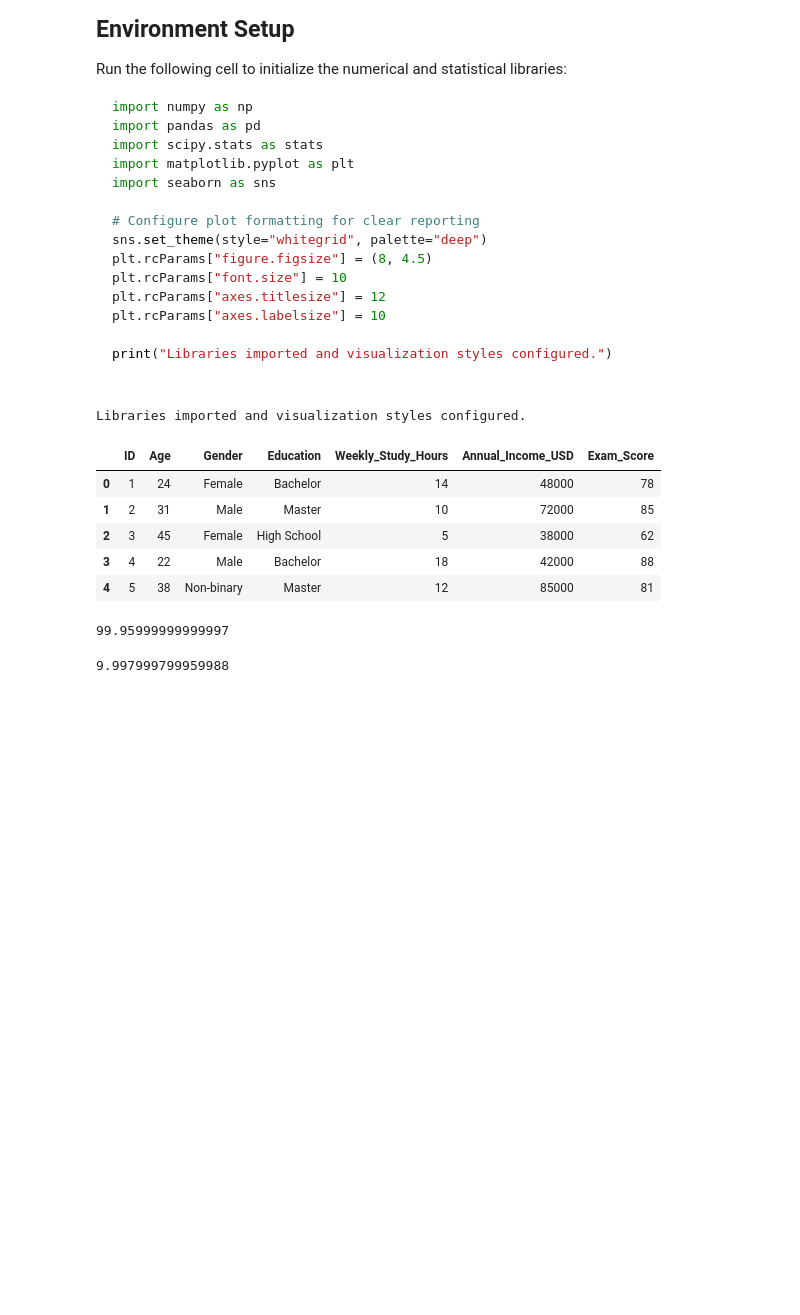
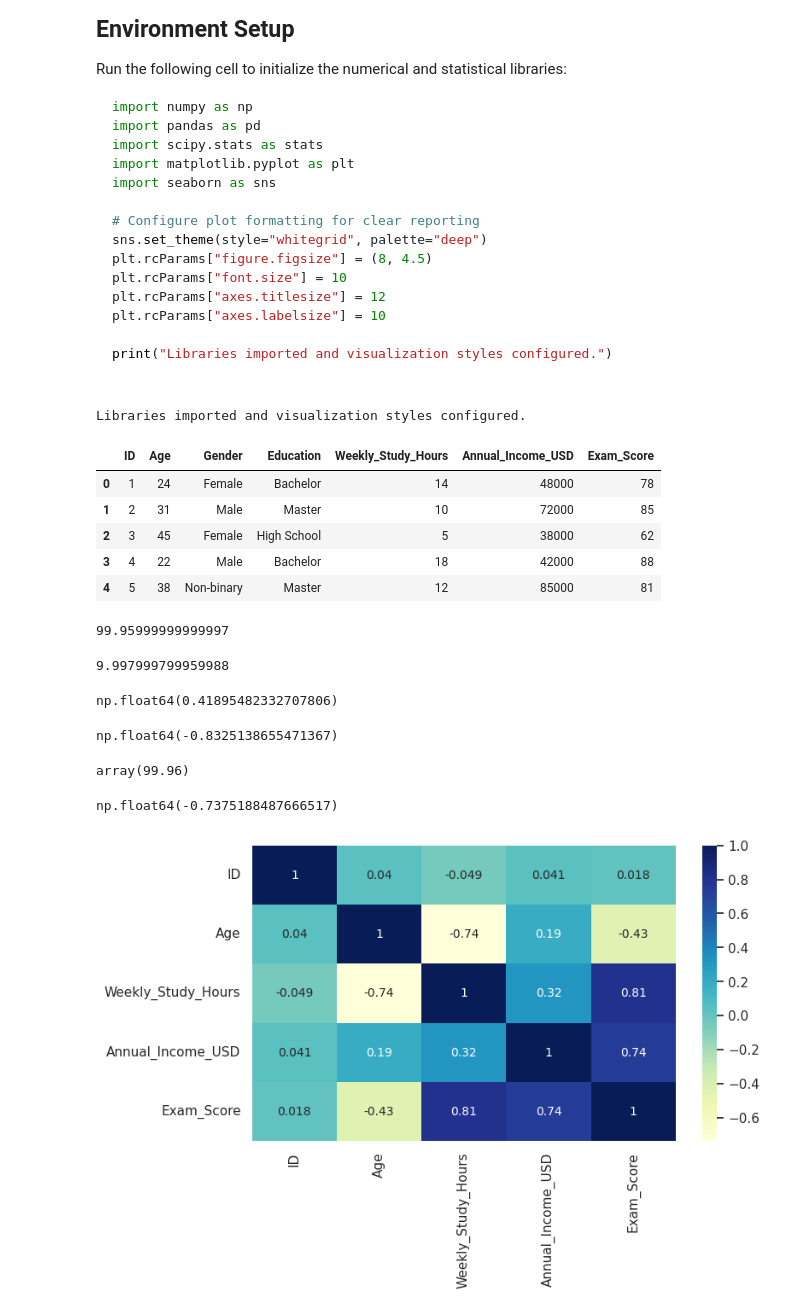
Before and after one commit to ariyan378/Statistics, a Jupyter notebook: Statistics_Experiment.ipynb, the cells around one changed output. Saved outputs shown, nothing was run; the diff lists cells and outputs as text; code cells hidden in the pictures; blank space fills up the shorter version.

```diff
--- a/Statistics_Experiment.ipynb
+++ b/Statistics_Experiment.ipynb
@@ -192,2 +194,27 @@ df['Age'].std()
 # %% [output]
 9.997999799959988
+# %%
+#skewness
+df['Age'].skew()
+# %% [output]
+np.float64(0.41895482332707806)
+# %%
+#kurtosis
+df['Age'].kurtosis()
+# %% [output]
+np.float64(-0.8325138655471367)
+# %%
+np.cov(df['Age'])
+# %% [output]
+array(99.96)
+# %%
+df['Age'].corr(df['Weekly_Study_Hours'])
+# %% [output]
+np.float64(-0.7375188487666517)
+# %%
+corr = df.corr(numeric_only=True)
+
+sns.heatmap(corr , annot=True, cmap="YlGnBu")
+plt.show()
+# %% [output]
+[figure, added]
```
Also changed, not shown: parts of 10 cells of this notebook.
